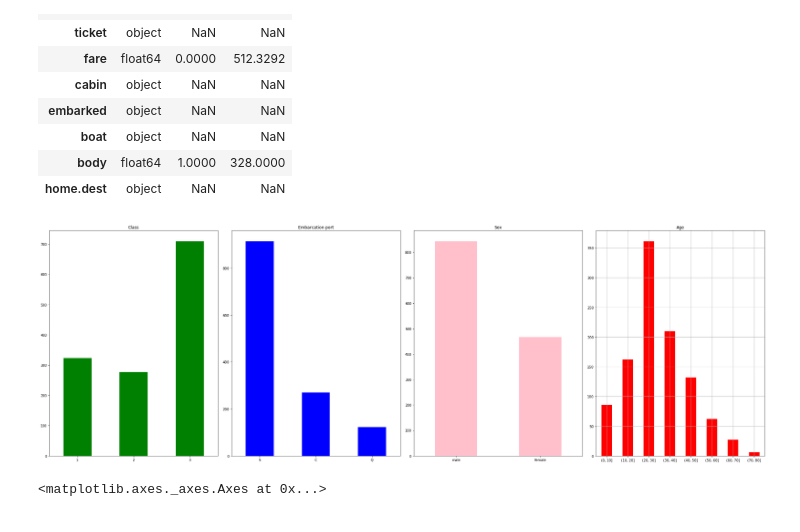
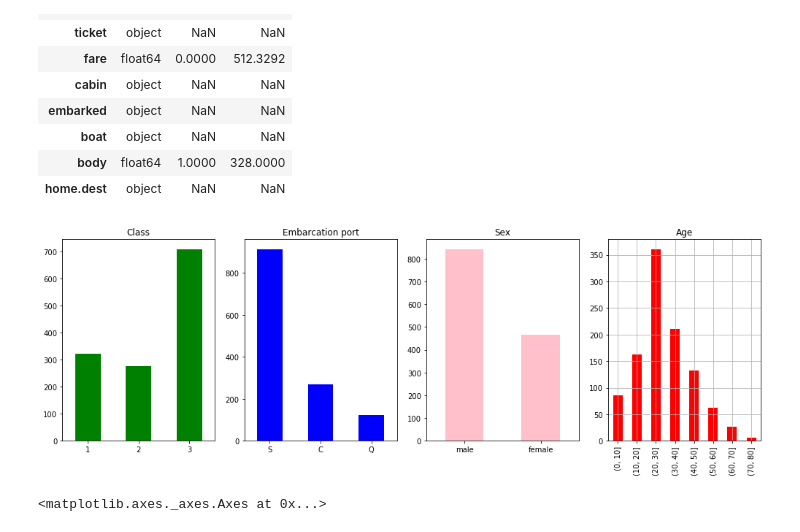
Before and after one commit to pmichele/ADA-Group, a Jupyter notebook: Final/Homework1/Homework 1.ipynb, the cells around one changed output. Drawn from its saved outputs; the diff is of its cells as text; code cells hidden in the pictures.

```diff
--- a/Final/Homework1/Homework 1.ipynb
+++ b/Final/Homework1/Homework 1.ipynb
@@ -307,15 +307,15 @@ Categorical data: pclass, survived, sex, cabin, embarked, boat
 # %%
 # Part 2
 
-unused,subplots = plt.subplots(1,4, figsize=(30,10))
+unused,subplots = plt.subplots(1,4, figsize=(14,5))
 
 df['pclass'].value_counts(sort=False).plot(ax=subplots[0], kind='bar', title="Class", rot=0, color='green')
 df['embarked'].value_counts(sort=True).plot(ax=subplots[1], kind='bar', title="Embarcation port", rot=0, color='blue')
 df['sex'].value_counts(sort=True).plot(ax=subplots[2], kind='bar', title="Sex", rot=0, color='pink')
-pd.cut(df['age'], [i for i in range(0, 90, 10)]).value_counts(sort=False).plot(ax=subplots[3], kind='bar', title="Age", rot=0, color='red', grid=True)
+pd.cut(df['age'], [i for i in range(0, 90, 10)]).value_counts(sort=False).plot(ax=subplots[3], kind='bar', title="Age", color='red', grid=True)
 plt.tight_layout()
 # %% [output]
-[figure, old version]
+[figure, new version]
 # %%
 # Part 3
 
```
Also changed, not shown: parts of 2 cells of this notebook.
